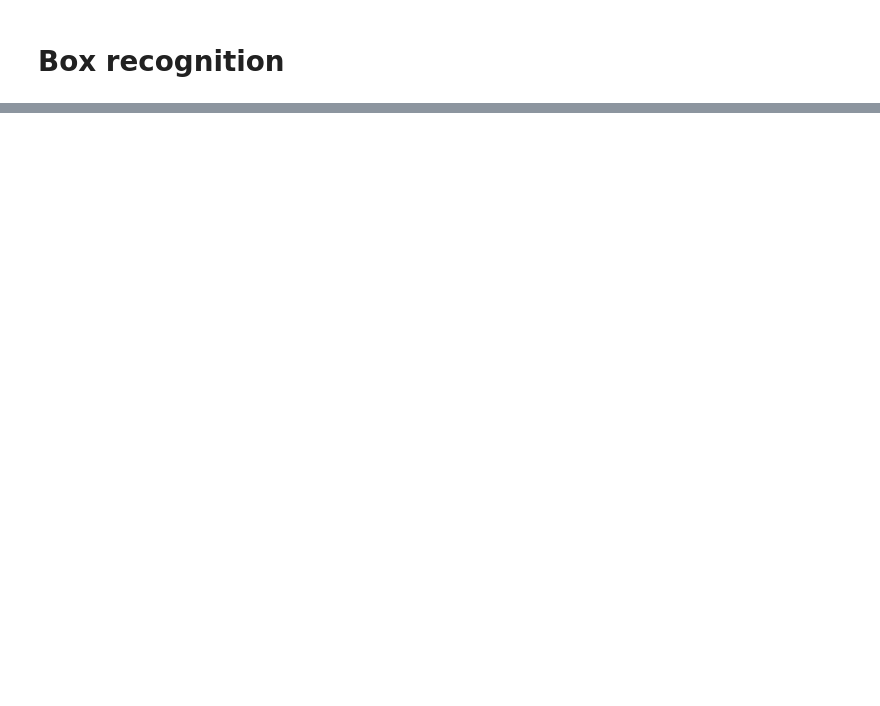
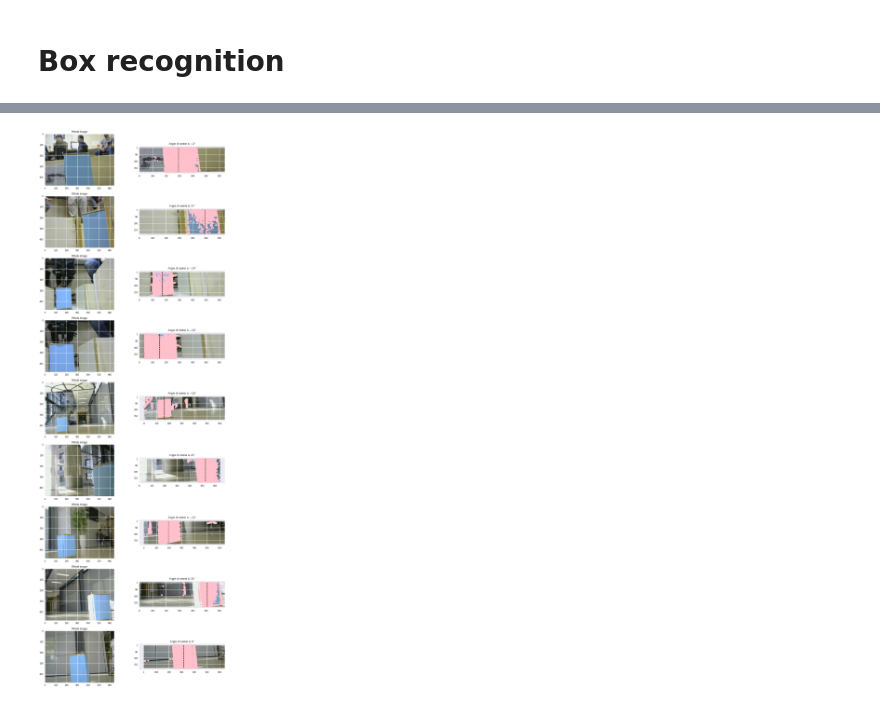
Before and after one commit to pelegharel/robotics-final, a Jupyter notebook: wall_trace.ipynb, the cells around one changed output, grey strips where cells are left out. Drawn from its saved outputs; the diff is of its cells as text; code cells hidden in the pictures; blank space fills up the shorter version.

```diff
--- a/wall_trace.ipynb
+++ b/wall_trace.ipynb
@@ -266,0 +292,28 @@ plt.savefig("hists.png")
+# %%
+OPENNING_ANGLE = np.deg2rad(60)
+
+search_areas = [img[300:, :] for img in box_images]
+identified_boxes = [identify_box(img) for img in search_areas]
+
+_, axes = plt.subplots(len(box_images), 2, figsize=(5 * 3, 5 * len(box_rects)))
+
+for img, sa, ib, orig_ax, sa_ax in zip(box_images,
+                                       search_areas,
+                                       identified_boxes,
+                                       axes[:, 0],
+                                       axes[:, 1]):
+  orig_ax.imshow(img)
+  orig_ax.set_title("Whole image")
+  sa_ax.imshow(sa)
+  mark_box(sa_ax, ib)
+  xcenter = box_xcenter(ib)
+  xangle = find_angle(xcenter, sa.shape[1], OPENNING_ANGLE)
+
+  sa_ax.plot([xcenter, xcenter],
+             [0, sa.shape[0]],
+             color='black',
+             linestyle='--')
+
+  sa_ax.set_title(f"Angle of center is ${int(np.rad2deg(xangle))}^{{\circ}}$")
+# %% [output]
+[figure, added]
```
Also changed, not shown: parts of 4 cells of this notebook.
